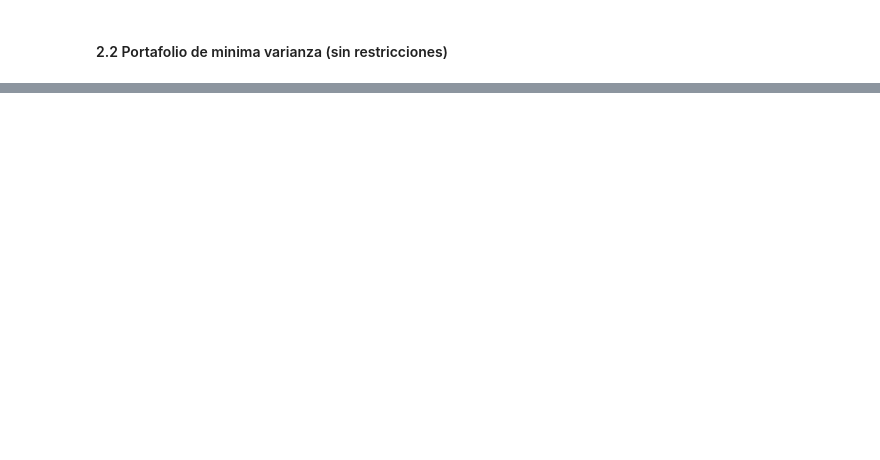
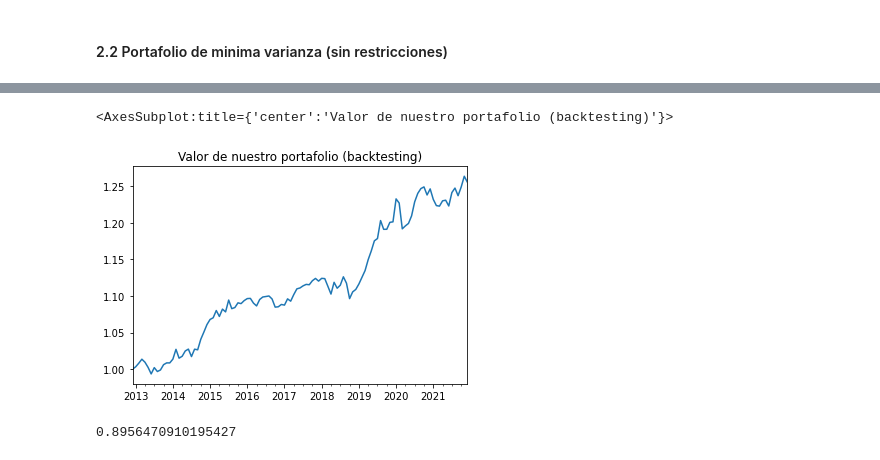
Before and after one commit to fcoibanez/cuadernos, a Jupyter notebook: backtesting_basico.ipynb, the cells around one changed output, grey strips where cells are left out. Drawn from its saved outputs; the diff is of its cells as text; code cells hidden in the pictures; blank space fills up the shorter version.

```diff
--- a/backtesting_basico.ipynb
+++ b/backtesting_basico.ipynb
@@ -88,7 +108,7 @@ restricciones = (
 )
 
 opt = minimize(
-    fun=volatilidad_portafolio,
+    fun=varianza_portafolio,
     x0=w0,
     args=[sigma],
     constraints=restricciones
@@ -109,4 +143,53 @@ plt.show()
 # %%
-bt_start = datetime(2001, 12, 31)
-bt_end = datetime(2001, 12, 31)
-pd.date_range(bt_start, bt_end)
+bt_start = datetime(2012, 12, 31)  # Inicio del backtesting
+bt_end = datetime(2021, 12, 31)  # Termino del backtesting
+fecha_rebalanceo = pd.date_range(bt_start, bt_end, freq='M')  # Fechas de rebalanceo (mensual)
+
+restricciones = (
+    {'type': 'eq', 'fun': lambda x:  np.sum(x) - 1},  # Capital 100% invertido
+    {'type': 'ineq', 'fun': lambda x:  x + .5},  # Capital 100% invertido
+    {'type': 'ineq', 'fun': lambda x:  -x + .5}  # Capital 100% invertido
+)
+
+# Creamos nuestro DataFrame vacio donde vamos a guardar los resultados
+pesos = pd.DataFrame(index=fecha_rebalanceo, columns=rt_etf.columns)
+
+# Ahora el backtesting!
+for dt in fecha_rebalanceo:
+    # Estimacion de parametros
+    muestra = rt_etf.loc[dt - window:dt]  # Muestra de datos diarios
+    muestra = muestra.dropna(axis=1)  # Filtro por datos perdidos (botamos columnas no completas)
+    n = muestra.shape[1]  # Numero de activos
+    mu = muestra.mean().values * 252  # Vector de retornos
+    sigma = muestra.cov().values * 252  # Matriz de varianzas-covarianzas
+    w0 = np.array([1 / n] * n)  # Punto inicial
+
+    # Optimizacion
+    opt = minimize(
+        fun=negativo_sharpe_ratio,
+        x0=w0,
+        args=(mu, sigma),
+        constraints=restricciones
+    )
+
+    w_mv = opt.x  # Solucion de minima varianza
+    w_mv = pd.Series(w_mv, index=muestra.columns)
+    pesos.loc[dt] = w_mv
+
+# Componer retornos diarios en mensuales
+rt_etf_mensual = rt_etf.add(1).resample('M').prod().sub(1)
+
+# Retornos de nuestra simulacion historica
+rt_p = pesos.shift(1).mul(rt_etf_mensual).sum(axis=1)
+rt_p = rt_p.reindex(fecha_rebalanceo)
+
+# Ahora veamos como se ve nuestro portafolio
+rt_p.add(1).cumprod().plot(title='Valor de nuestro portafolio (backtesting)')
+# %% [output]
+<AxesSubplot:title={'center':'Valor de nuestro portafolio (backtesting)'}>
+[figure, added]
+# %%
+# Cual fue el Sharpe Ratio historico de nuestro portafolio?
+print(rt_p.mean() / rt_p.std() * np.sqrt(12))
+# %% [output]
+0.8956470910195427
```
Also changed, not shown: parts of 9 cells of this notebook.
